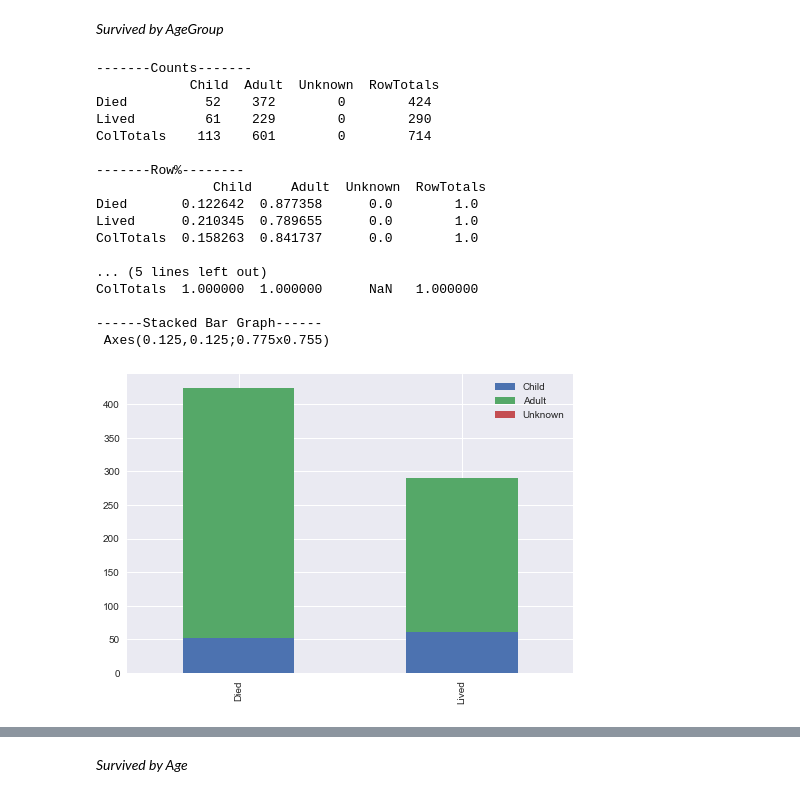
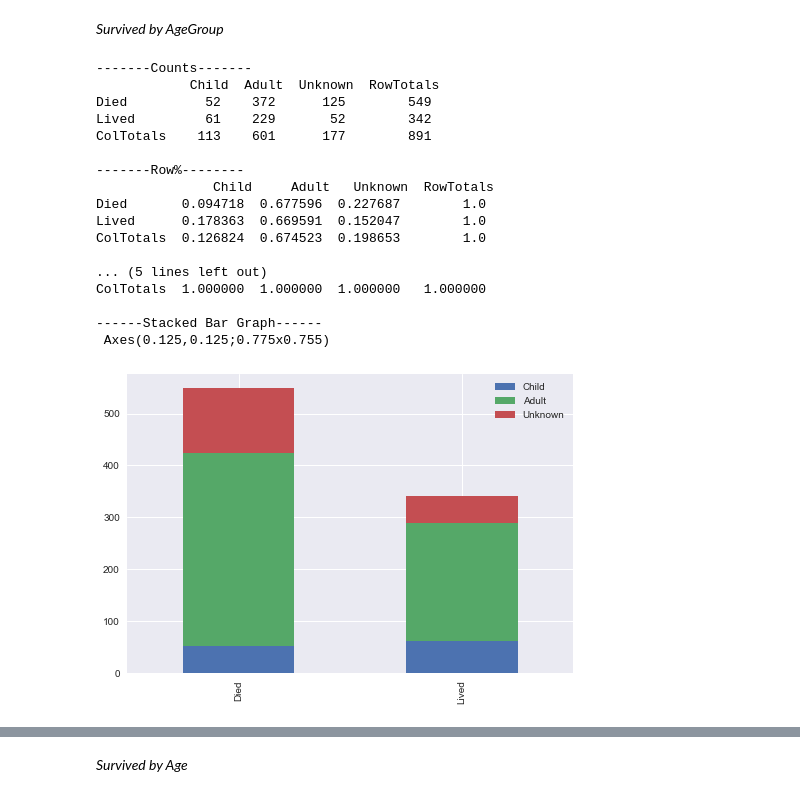
Before and after one commit to jco44/UdacityDataAnalysis, a Jupyter notebook: Explore_Relationships.ipynb, the cells around one changed output, grey strips where cells are left out. Drawn from its saved outputs; the diff is of its cells as text; code cells hidden in the pictures.

```diff
--- a/Survival_Analysis.ipynb
+++ b/Explore_Relationships.ipynb
@@ -220,23 +272,23 @@ ColTotals  1.000000  1.000000   1.000000
 # %% [markdown]
 _Survived by AgeGroup_
 # %%
-freq2(titanic['Survived'], titanic['age_group'])
+freq2_display(titanic['Survived'], titanic['age_group'])
 # %% [output]
 -------Counts-------
             Child  Adult  Unknown  RowTotals
-Died          52    372        0        424
-Lived         61    229        0        290
-ColTotals    113    601        0        714
+Died          52    372      125        549
+Lived         61    229       52        342
+ColTotals    113    601      177        891
 
 -------Row%--------
-               Child     Adult  Unknown  RowTotals
-Died       0.122642  0.877358      0.0        1.0
-Lived      0.210345  0.789655      0.0        1.0
-ColTotals  0.158263  0.841737      0.0        1.0
+               Child     Adult   Unknown  RowTotals
+Died       0.094718  0.677596  0.227687        1.0
+Lived      0.178363  0.669591  0.152047        1.0
+ColTotals  0.126824  0.674523  0.198653        1.0
 
 ... (5 lines left out)
-ColTotals  1.000000  1.000000      NaN   1.000000
+ColTotals  1.000000  1.000000  1.000000   1.000000
 
 ------Stacked Bar Graph------
  Axes(0.125,0.125;0.775x0.755)
-[figure, old version]
+[figure, new version]
```
Also changed, not shown: parts of 24 cells of this notebook, 1 other file.
